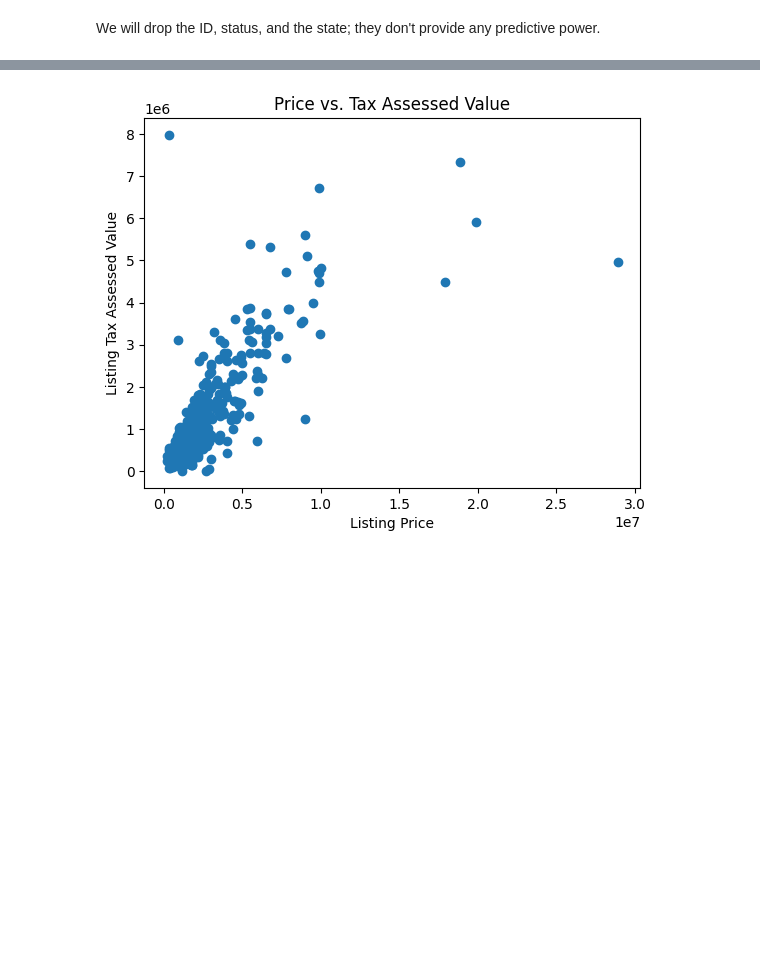
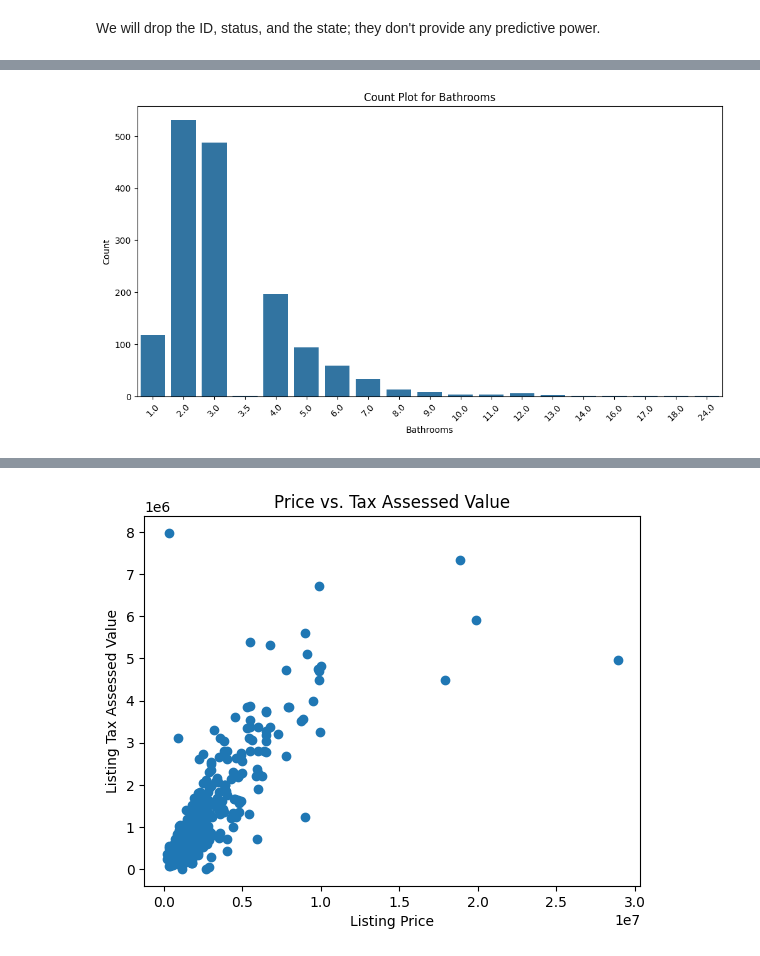
Before and after one commit to saba-sohail/nassau-county-housing, a Jupyter notebook: analysis1.ipynb, the cells around one changed output, grey strips where cells are left out. Saved outputs shown, nothing was run; the diff lists cells and outputs as text; code cells hidden in the pictures; blank space fills up the shorter version.

```diff
--- a/analysis1.ipynb
+++ b/analysis1.ipynb
@@ -101,0 +112,10 @@ df.head()
+# %%
+plt.figure(figsize=(12, 6))
+sns.countplot(data=df, x="bathrooms")
+plt.xlabel("Bathrooms")
+plt.xticks(rotation=45)
+plt.ylabel("Count")
+plt.title("Count Plot for Bathrooms")
+plt.show()
+# %% [output]
+[figure, added]
```
Also changed, not shown: parts of 13 cells of this notebook, 1 other file.
